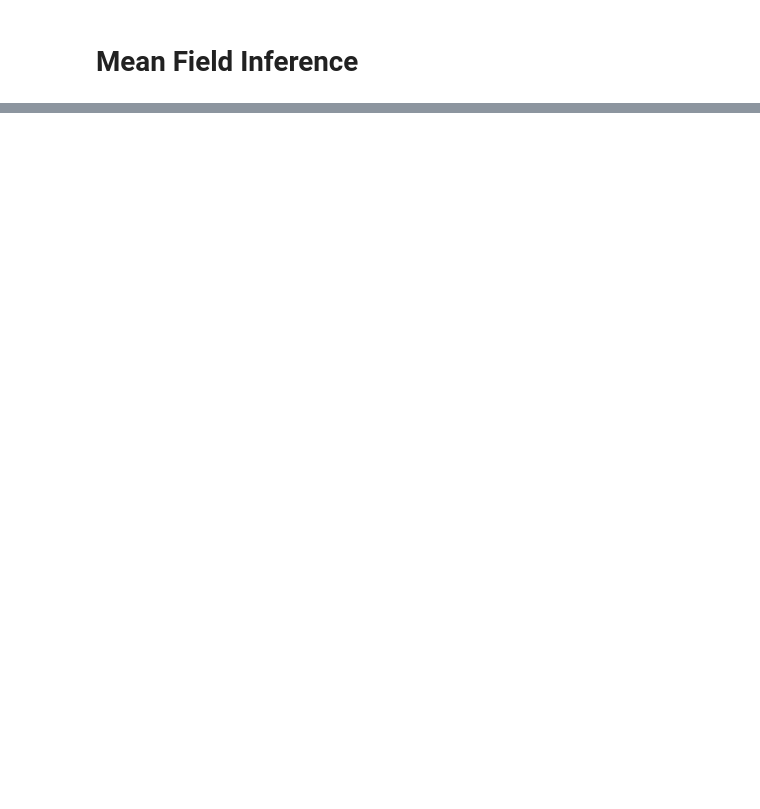
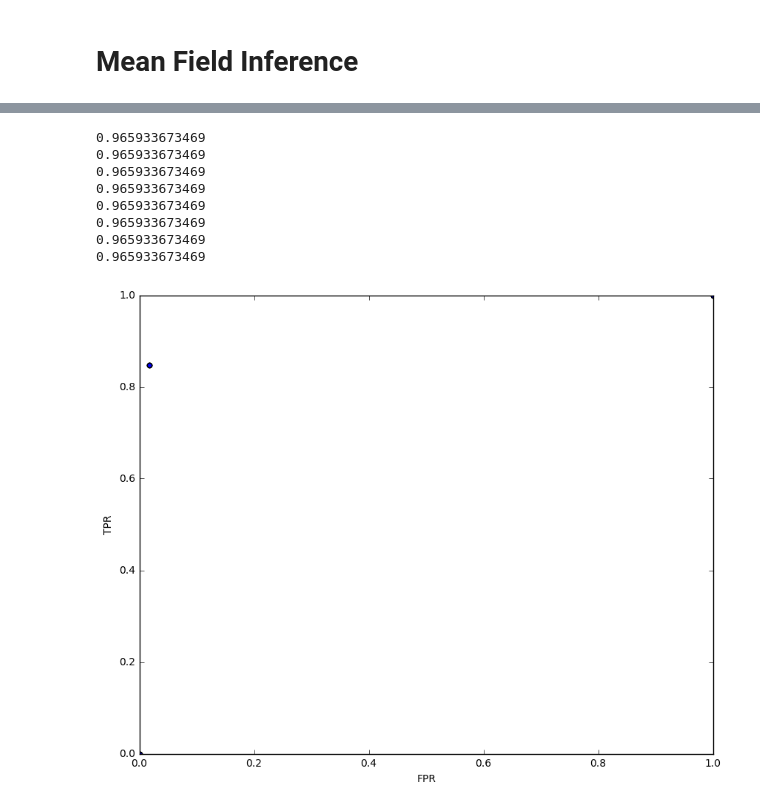
Before and after one commit to YanyuWang/CS-498, a Jupyter notebook: hw9/Mean Field Inference.ipynb, the cells around one changed output, grey strips where cells are left out. Saved outputs shown, nothing was run; the diff lists cells and outputs as text; code cells hidden in the pictures; blank space fills up the shorter version.

```diff
--- a/hw9/Mean Field Inference.ipynb
+++ b/hw9/Mean Field Inference.ipynb
@@ -108,0 +203,39 @@ plt.imshow(im_out[0].reshape(28,28), cmap="gray")
+# %%
+### TO DO: plot receiving operating curve -1, 0, 0.2, 1, 2
+parameters = [0, 0.2, 1, 2]
+
+pred = {}
+
+label = im_in.reshape(500 * 784)
+
+plt.figure(figsize = (10,8))
+lw = 2
+plt.xlim([0.0, 1.0])
+plt.ylim([0.0, 1.0])
+plt.xlabel('FPR')
+plt.ylabel('TPR')
+cmap = plt.cm.get_cmap("hsv", 7)
+
+for para in parameters:
+    fpr = dict()
+    tpr = dict()
+    pi = np.ones((im_in.shape[0], im_in.shape[1]))*0.5
+    im_out = im_noise.copy()
+    delta = 0.001
+    for i in range(im_out.shape[0]):
+        im_out[i], pi[i]= update_image(im_out[i], para, 0.2, pi[i], delta)
+    accr = get_accuracy(im_out)
+    pred[para] = im_out.reshape(500 * 784)
+    fpr[para],tpr[para], _ = roc_curve(label, pred[para])
+    plt.scatter(fpr[para], tpr[para])
+plt.show()
+# %% [output]
+0.965933673469
+0.965933673469
+0.965933673469
+0.965933673469
+0.965933673469
+0.965933673469
+0.965933673469
+0.965933673469
+[figure, added]
```
Also changed, not shown: parts of 15 cells of this notebook.
